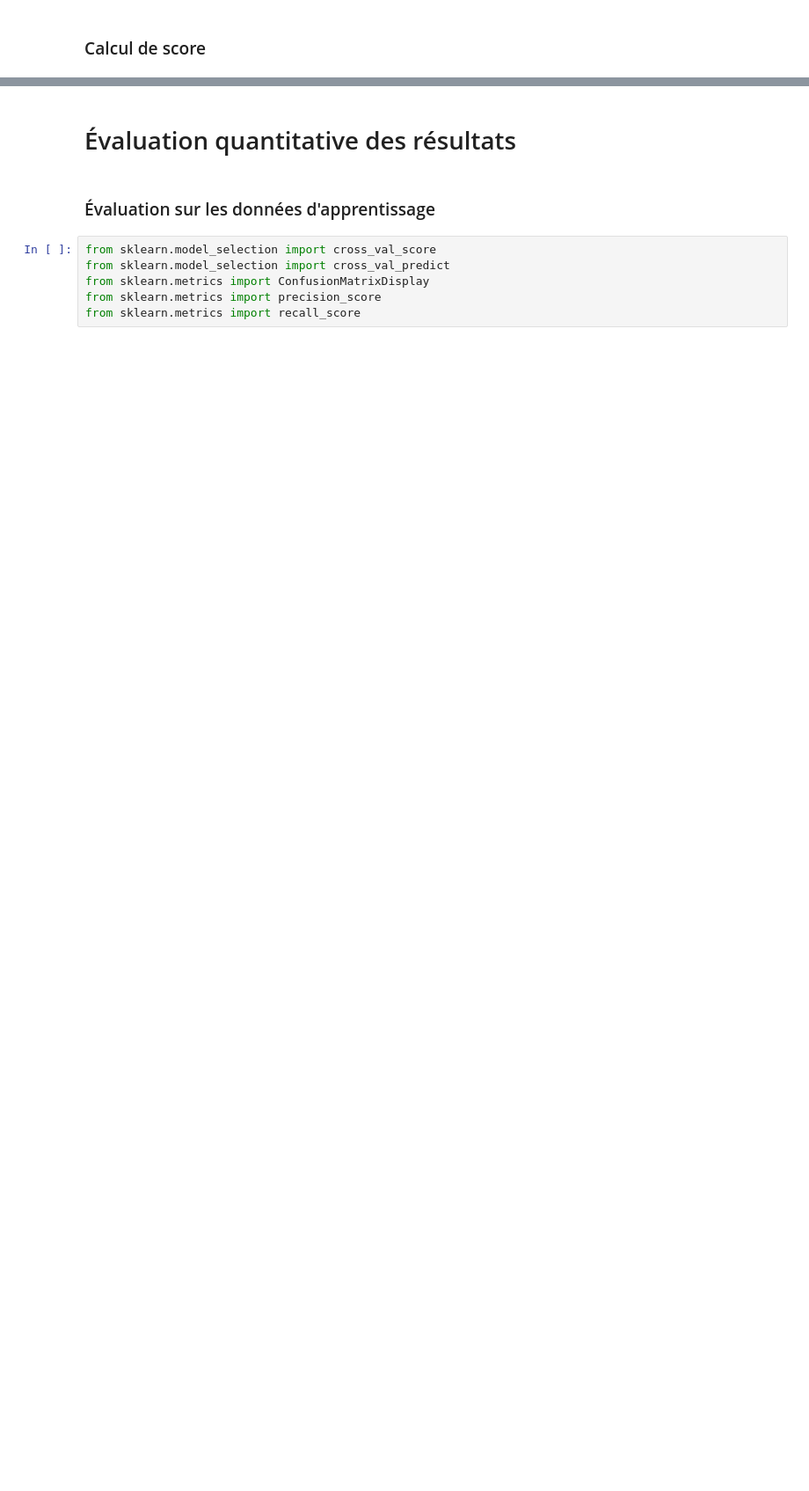
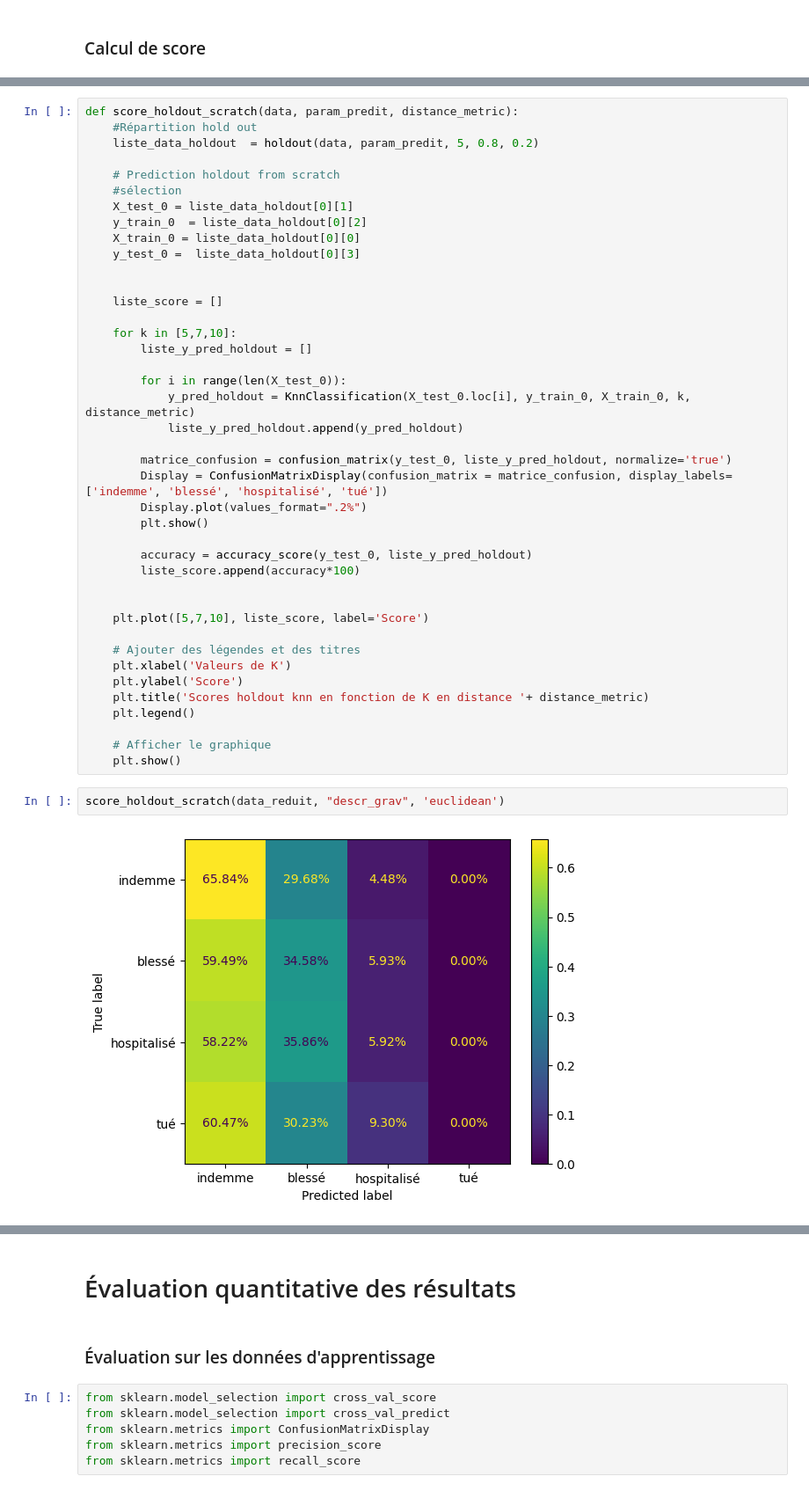
Before and after one commit to Epwo/ProjetA3-23, a Jupyter notebook: IA/supervisé/supervise.ipynb, the cells around one changed output, grey strips where cells are left out. Shown at 88% size. Drawn from its saved outputs; the diff is of its cells as text; blank space fills up the shorter version.

```diff
--- a/IA/supervisé/supervise.ipynb
+++ b/IA/supervisé/supervise.ipynb
@@ -308,0 +234,45 @@ Score sup norme: 38.2 38.53333333333334 39.4
+# %%
+def score_holdout_scratch(data, param_predit, distance_metric):
+    #Répartition hold out
+    liste_data_holdout  = holdout(data, param_predit, 5, 0.8, 0.2)
+
+    # Prediction holdout from scratch
+    #sélection
+    X_test_0 = liste_data_holdout[0][1]
+    y_train_0  = liste_data_holdout[0][2]
+    X_train_0 = liste_data_holdout[0][0]
+    y_test_0 =  liste_data_holdout[0][3]
+
+
+    liste_score = []
+
+    for k in [5,7,10]:
+        liste_y_pred_holdout = []
+
+        for i in range(len(X_test_0)):
+            y_pred_holdout = KnnClassification(X_test_0.loc[i], y_train_0, X_train_0, k, distance_metric)
+            liste_y_pred_holdout.append(y_pred_holdout)
+
+        matrice_confusion = confusion_matrix(y_test_0, liste_y_pred_holdout, normalize='true')
+        Display = ConfusionMatrixDisplay(confusion_matrix = matrice_confusion, display_labels= ['indemme', 'blessé', 'hospitalisé', 'tué'])
+        Display.plot(values_format=".2%")
+        plt.show()
+
+        accuracy = accuracy_score(y_test_0, liste_y_pred_holdout)
+        liste_score.append(accuracy*100)
+
+
+    plt.plot([5,7,10], liste_score, label='Score')
+
+    # Ajouter des légendes et des titres
+    plt.xlabel('Valeurs de K')
+    plt.ylabel('Score')
+    plt.title('Scores holdout knn en fonction de K en distance '+ distance_metric)
+    plt.legend()
+
+    # Afficher le graphique
+    plt.show()
+# %%
+score_holdout_scratch(data_reduit, "descr_grav", 'euclidean')
+# %% [output]
+[figure, added]
```
Also changed, not shown: parts of 25 cells of this notebook.
